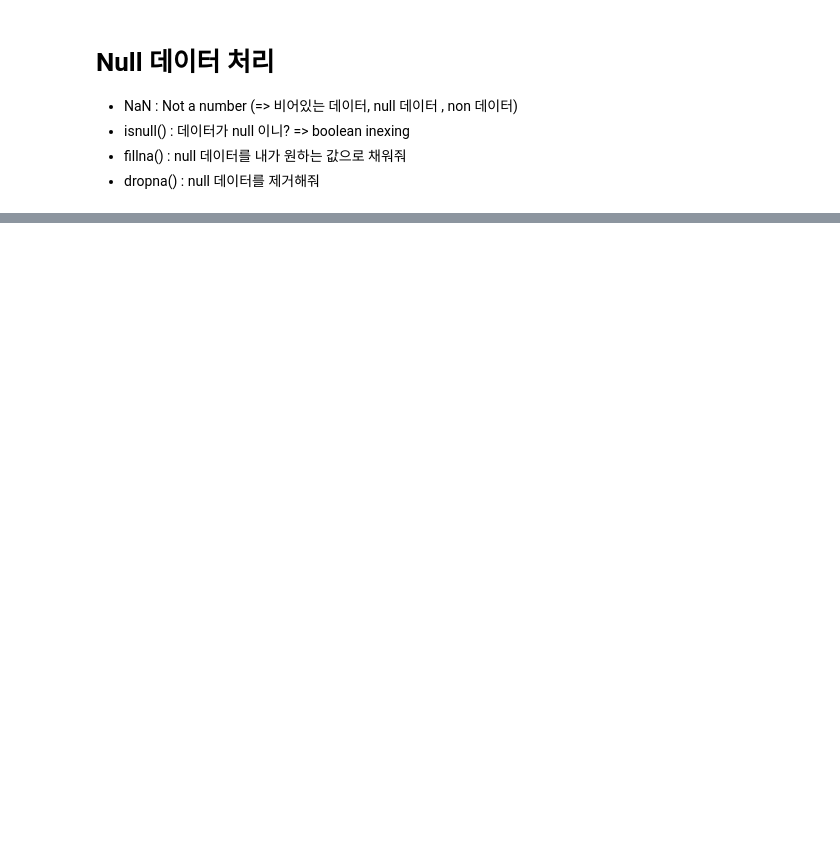
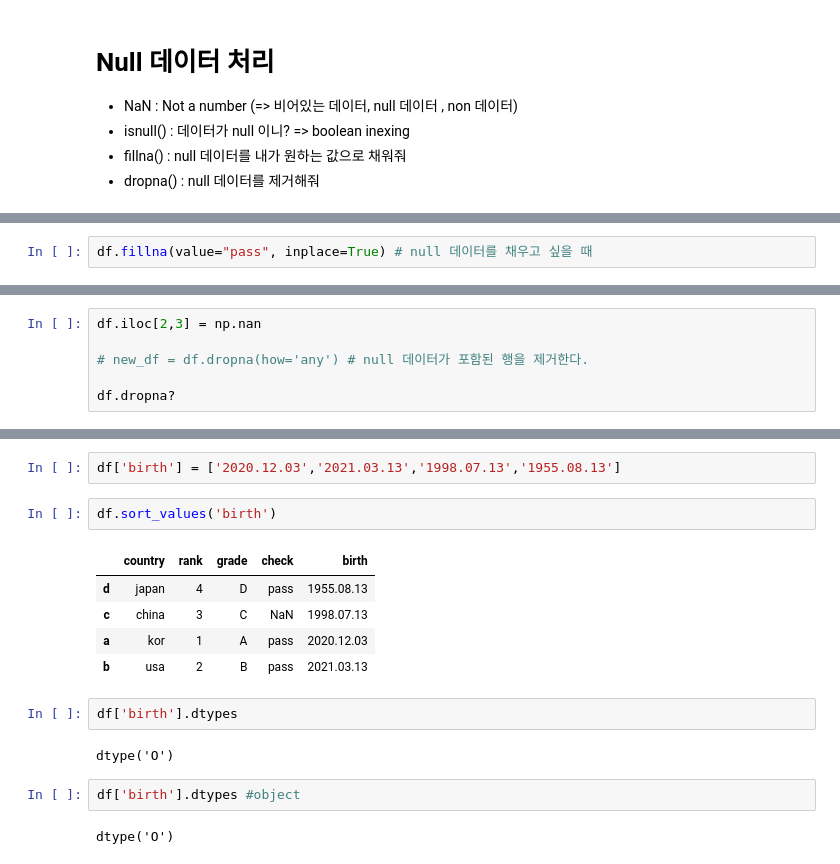
Before and after one commit to favorsyoon/python_advance, a Jupyter notebook: 04-24/pandas-basic.ipynb, the cells around one changed output, grey strips where cells are left out. Drawn from its saved outputs; the diff is of its cells as text; blank space fills up the shorter version.

```diff
--- a/04-24/pandas-basic.ipynb
+++ b/04-24/pandas-basic.ipynb
@@ -459,0 +393,2 @@ df
+# %%
+df.fillna(value="pass", inplace=True) # null 데이터를 채우고 싶을 때
@@ -459,0 +403,6 @@ df
+# %%
+df.iloc[2,3] = np.nan
+
+# new_df = df.dropna(how='any') # null 데이터가 포함된 행을 제거한다.
+
+df.dropna?
@@ -459,0 +444,18 @@ df
+# %%
+df['birth'] = ['2020.12.03','2021.03.13','1998.07.13','1955.08.13']
+# %%
+df.sort_values('birth')
+# %% [output]
+|  | country | rank | grade | check | birth |
+| d | japan | 4 | D | pass | 1955.08.13 |
+| c | china | 3 | C | NaN | 1998.07.13 |
+| a | kor | 1 | A | pass | 2020.12.03 |
+| b | usa | 2 | B | pass | 2021.03.13 |
+# %%
+df['birth'].dtypes
+# %% [output]
+dtype('O')
+# %%
+df['birth'].dtypes #object
+# %% [output]
+dtype('O')
```
Also changed, not shown: parts of 49 cells of this notebook.
